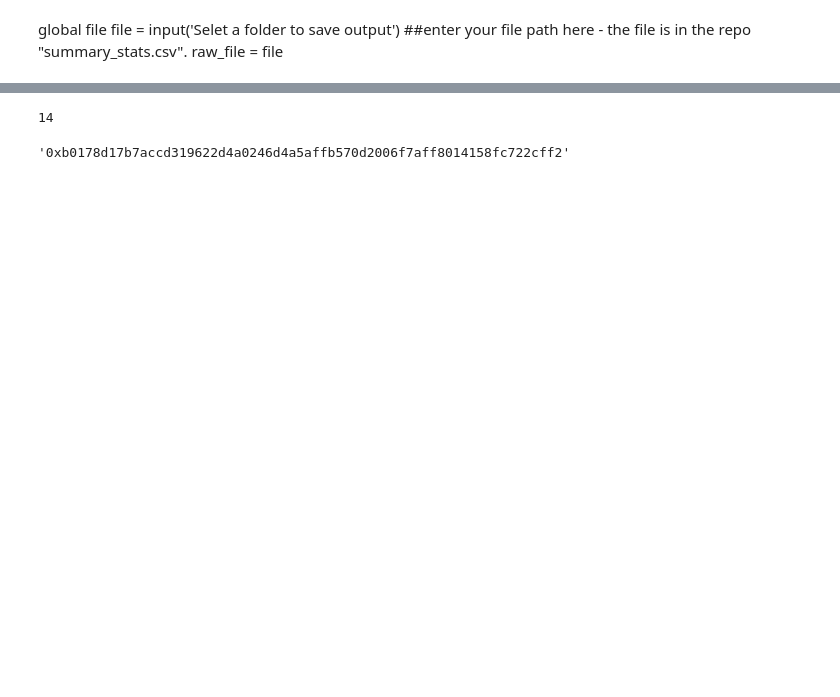
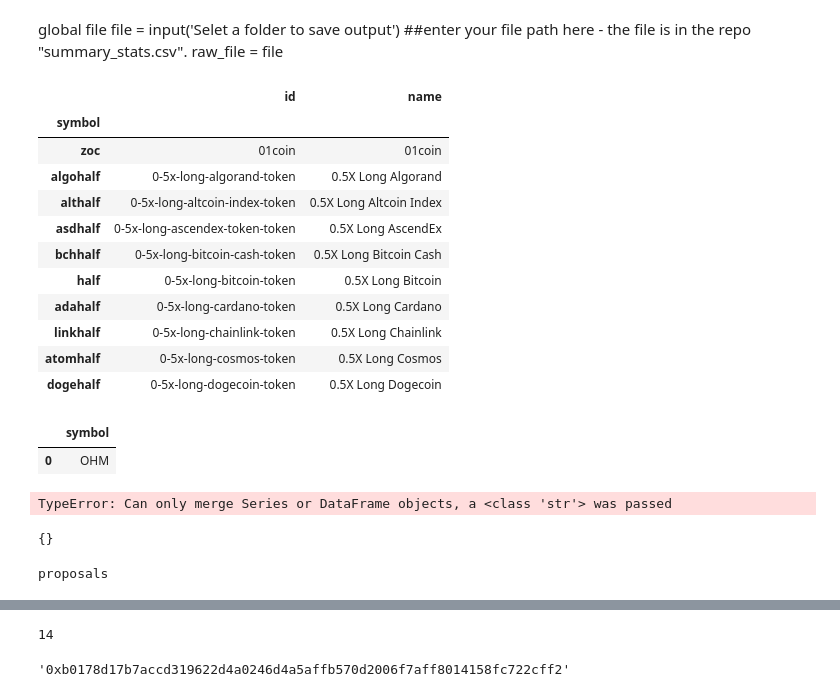
Before and after one commit to EdgeCaser/Snapshotsurfer, a Jupyter notebook: Snapshotsurfer.ipynb, the cells around one changed output, grey strips where cells are left out. Drawn from its saved outputs; the diff is of its cells as text; code cells hidden in the pictures; blank space fills up the shorter version.

Commit message:
Trying to add context of the price of the tokens, but not having a lot of success

```diff
--- a/Snapshotsurfer.ipynb
+++ b/Snapshotsurfer.ipynb
@@ -16,6 +17,8 @@ import matplotlib.pyplot as plt
 # %%
 sg = Subgrounds()
 snapshot = sg.load_api('https://hub.snapshot.org/graphql')
+
+cg = CoinGeckoAPI()
 # %%
 snapshot.Proposal.datetime = SyntheticField(
   lambda timestamp: str(datetime.fromtimestamp(timestamp)),
@@ -25,6 +31,46 @@ snapshot.Proposal.datetime = SyntheticField(
+# %%
+coinlist = pd.DataFrame(cg.get_coins_list())
+coinlist.set_index('symbol', inplace=True)
+coinlist.head(10)
+# %% [output]
+|  | id | name |
+| symbol |  |  |
+| zoc | 01coin | 01coin |
+| algohalf | 0-5x-long-algorand-token | 0.5X Long Algorand |
+| althalf | 0-5x-long-altcoin-index-token | 0.5X Long Altcoin Index |
+| asdhalf | 0-5x-long-ascendex-token-token | 0.5X Long AscendEx |
+| bchhalf | 0-5x-long-bitcoin-cash-token | 0.5X Long Bitcoin Cash |
+| half | 0-5x-long-bitcoin-token | 0.5X Long Bitcoin |
+| adahalf | 0-5x-long-cardano-token | 0.5X Long Cardano |
+| linkhalf | 0-5x-long-chainlink-token | 0.5X Long Chainlink |
+| atomhalf | 0-5x-long-cosmos-token | 0.5X Long Cosmos |
+| dogehalf | 0-5x-long-dogecoin-token | 0.5X Long Dogecoin |
+# %%
+tokens =  snapshot.Query.spaces(
+  where=[
+    snapshot.Query.space.id == spacename, ##'fuse.eth'
+    ##snapshot.Proposal.title == 'OIP-18: Reward rate framework and reduction',
+  ]
+)
+token_symbol = sg.query_df(tokens.symbol)
+token_symbol.columns = ['symbol']
+
+token_symbol.head(10)
+# %% [output]
+|  | symbol |
+| 0 | OHM |
+# %%
+token_id = pd.merge('coinlist', 'token_symbol', on='symbol' )
+## I DON'T UNDERSTAND WHY THIS DOESN'T WORK AAAAAH
+# %% [output]
+TypeError: Can only merge Series or DataFrame objects, a <class 'str'> was passed
+# %%
+cg.get_price(ids=token_symbol, vs_currencies='usd')
+# %% [output]
+{}
 # %%
-spacename = input('spacename plz?')
-# based on their url, for example "curve.eth" for  https://snapshot.org/#/curve.eth
+tokens = sg.query(spaces.symbol)
+
 proposals = snapshot.Query.proposals(
   orderBy='created',
   orderDirection='desc',
@@ -35,6 +81,10 @@ proposals = snapshot.Query.proposals(
     ##snapshot.Proposal.title == 'OIP-18: Reward rate framework and reduction',
   ]
 )
+
+#print(proposals)
+# %% [output]
+proposals
 # %%
 proposals_snapshots = sg.query_df([
     proposals.title,
```
Also changed, not shown: parts of 3 cells of this notebook.
